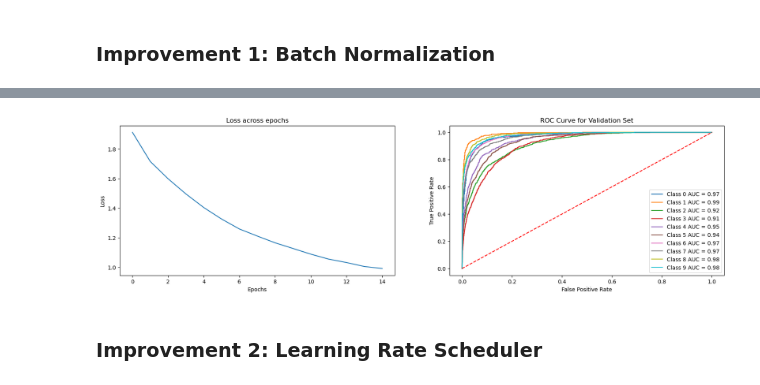
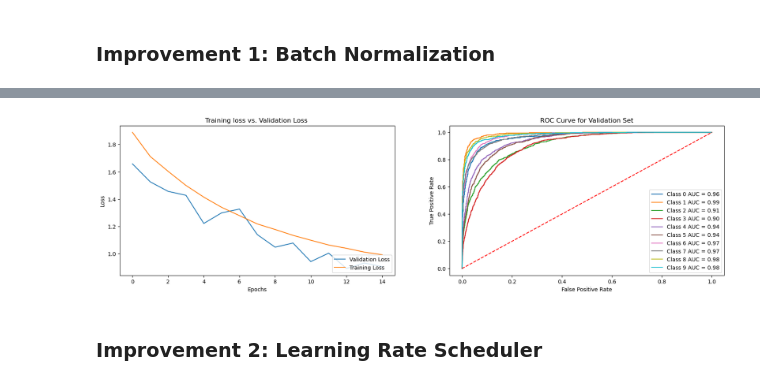
Before and after one commit to bendeguzkudor/IN3063-CW, a Jupyter notebook: notebooks/Untitled14.ipynb, the cells around one changed output, grey strips where cells are left out. Drawn from its saved outputs; the diff is of its cells as text; code cells hidden in the pictures.

Commit message:
Updated .ipynb file
Edited diagrams with validation loss lines in both improvement implementations

```diff
--- a/notebooks/Untitled14.ipynb
+++ b/notebooks/Untitled14.ipynb
@@ -453,8 +464,9 @@ model = CNN()
 loss_function = nn.CrossEntropyLoss()
 optimizer =optim.SGD(model.parameters(), lr=0.01, momentum=0.9)
 
-def train_model(model, train_loader, loss_function, optimizer, num_epochs=5):
-    loss_list = []  # Initialize an empty list to store the average loss per epoch
+def train_model(model, train_loader, valid_loader, loss_function, optimizer, num_epochs=5):
+    train_loss_list = []  # Initialize an empty list to store the average training loss per epoch
+    valid_loss_list = []  # Initilaise an empty list to store the average validation loss per epoch
 
     for epoch in range(num_epochs):
         train_loss = 0.0
@@ -467,18 +479,27 @@ def train_model(model, train_loader, loss_function, optimizer, num_epochs=5):
             optimizer.step()                 # Update weights
             train_loss += loss.item()
 
-        # Compute and save the average loss for this epoch
-        average_loss = train_loss / len(train_loader)
-        loss_list.append(average_loss)
+        # Compute and save the average train loss for this epoch
+        average_train_loss = train_loss / len(train_loader)
+        train_loss_list.append(average_train_loss)
 
-        print(f"Epoch [{epoch+1}/{num_epochs}], Loss: {average_loss:.4f}")
+        # Loop for validation
+        model.eval()
+        valid_loss = 0.0
+        with torch.no_grad():
+            for X_valid, y_valid in valid_loader:
+                valid_outputs = model(X_valid)                              # Forward pass
+                valid_loss += loss_function(valid_outputs, y_valid).item()  # Compute loss
+
+        # Compute avergae validation loss for this epoch
+        average_valid_loss = valid_loss / len(valid_loader)
+        valid_loss_list.append(average_valid_loss)
+
+
+        print(f"Epoch [{epoch+1}/{num_epochs}], Training Loss: {average_train_loss:.4f}, Validation Loss: {average_valid_loss:.4f}")
 
     print("Training Complete!")
-    return loss_list  # Return the loss list
-
-
-
-
+    return train_loss_list, valid_loss_list  # Return the loss list
 
 
 # Function to evaluate the model
@@ -516,13 +537,15 @@ def evaluate_model(model, train_loader, test_loader, loss_list):
     print("Validation Precision (macro):", round(precision_score(Y_test, Y_test_pred, average='macro'), 3))
     print("Validation Recall (macro):", round(recall_score(Y_test, Y_test_pred, average='macro'), 3))
 
-    # Plot the Loss Curve
+    # Plot the Training and Validation Loss Curves
     plt.figure(figsize=(20, 5))
     plt.subplot(1, 2, 1)
-    plt.plot(loss_list)
-    plt.title('Loss across epochs')
+    plt.plot(valid_loss_list, label="Validation Loss") # line only
+    plt.plot(train_loss_list, label="Training Loss")   # line only
+    plt.title('Training loss vs. Validation Loss ')    # name of graph
+    plt.xlabel('Epochs')
     plt.ylabel('Loss')
-    plt.xlabel('Epochs')
+    plt.legend(loc='lower right')
 
     # Plot ROC Curves (One-vs-Rest for Multi-Class)
     plt.subplot(1, 2, 2)
@@ -540,8 +563,11 @@ def evaluate_model(model, train_loader, test_loader, loss_list):
 
 
 
-loss_list = train_model(model, train_loader, loss_function, optimizer, num_epochs=15)
-evaluate_model(model,train_loader, test_loader, loss_list)
+train_loss_list, valid_loss_list = train_model(model, train_loader, test_loader, loss_function, optimizer, num_epochs=15)
+evaluate_model(model,train_loader, test_loader, train_loss_list)
+
+
+# output
 # %% [output]
 Files already downloaded and verified
 Files already downloaded and verified
@@ -563,4 +589,4 @@ Validation Recall (macro): 0.703
-[figure, old version]
+[figure, new version]
 # %% [markdown]
 ### Improvement 2: Learning Rate Scheduler
 # %%
```
Also changed, not shown: parts of 3 cells of this notebook.
